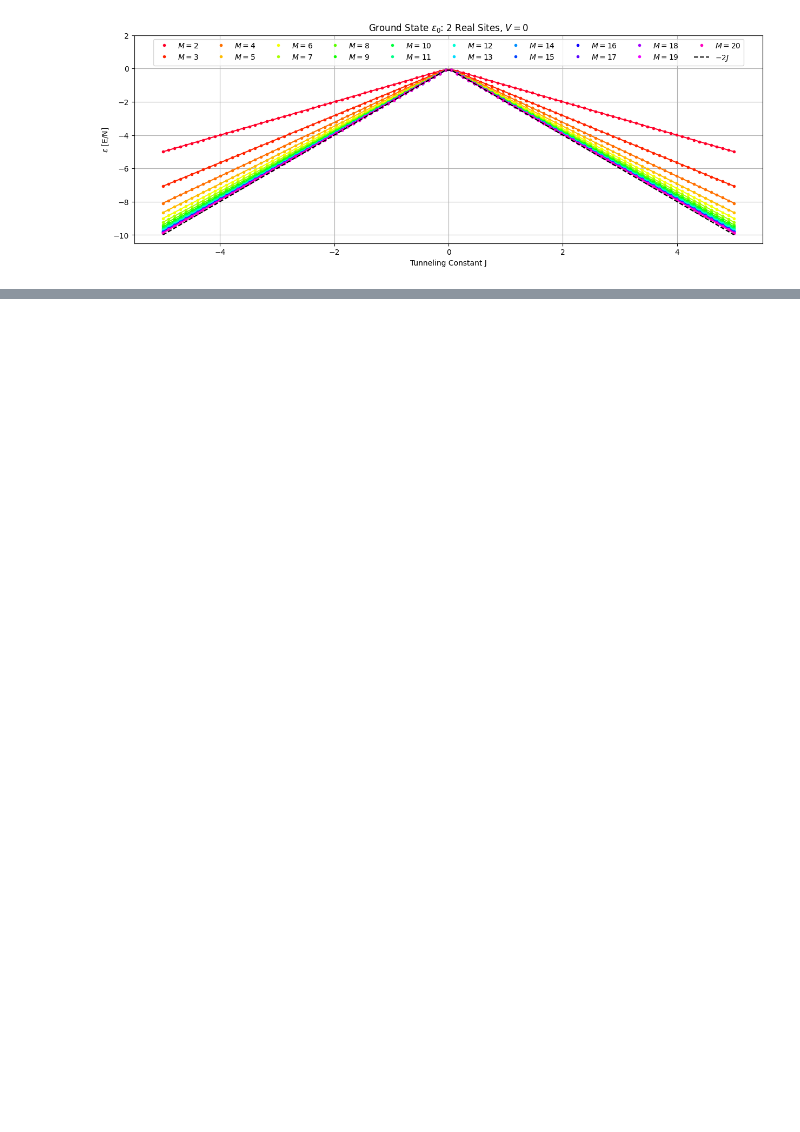
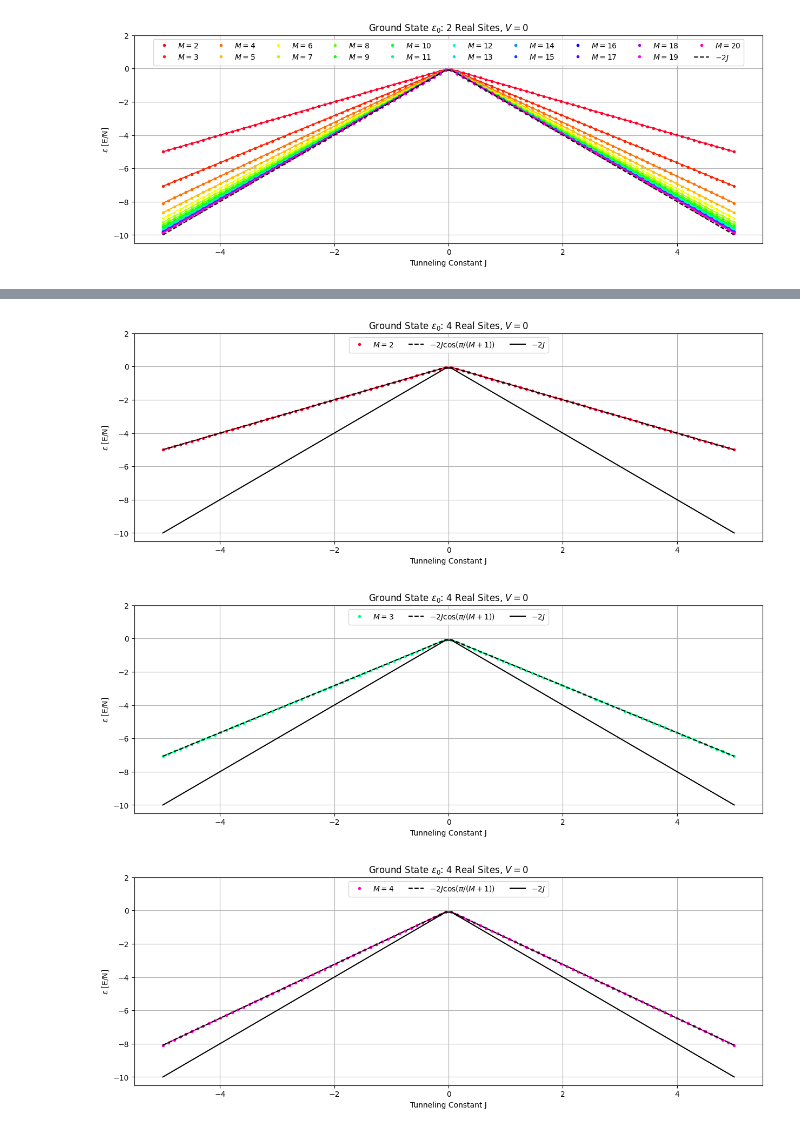
Before and after one commit to jwdesroches/synthetic_dimensions, a Jupyter notebook: model_verification/investigating_zero_V.ipynb, the cells around one changed output, grey strips where cells are left out. Saved outputs shown, nothing was run; the diff lists cells and outputs as text; code cells hidden in the pictures; blank space fills up the shorter version.

```diff
--- a/model_verification/investigating_zero_V.ipynb
+++ b/model_verification/investigating_zero_V.ipynb
@@ -132,0 +131,37 @@ plt.show()
+# %%
+Js = np.linspace(-5,5,100)
+Ns = [4]
+Ms = [2,3,4]
+
+for N in Ns:
+    cmap = get_cmap('gist_rainbow', len(Ms))
+
+    for i, M in enumerate(Ms):
+        fig, ax = plt.subplots(figsize=(15, 5))
+        gs_eps_array = []
+
+        for J in Js:
+            H = construct_hamiltonian(N, M, J, V=0)
+            eigenvalues, eigenvectors = exact_diagonalize(H)
+            eps = [energy/N for energy in eigenvalues]
+            gs_eps_array.append(eps[0])
+
+        color = cmap(i)
+        ax.plot(Js, gs_eps_array, "." , color=color, label=f"$M={M}$")
+        ax.plot(Js, gs_eps_array, "-" , color=color)
+
+        ax.plot(Js, [-abs(2*J*np.cos(np.pi/(M+1))) for J in Js], "--k", label="$-2J\cos(\pi/(M+1))$")
+        ax.plot(Js, [-abs(2*J) for J in Js], "-k", label="$-2J$")
+
+
+        ax.set_title(f"Ground State $\\epsilon_0$: {N} Real Sites, $V=0$")
+        ax.set_xlabel("Tunneling Constant J")
+        ax.set_ylabel("$\\epsilon$ [E/N]")
+        ax.legend(loc="upper center", ncols=(len(Ms)+1), fancybox=True)
+        ax.set_ylim(bottom = None, top = 2)
+        ax.grid()
+plt.show()
+# %% [output]
+[figure, added]
+[figure, added]
+[figure, added]
```
Also changed, not shown: parts of 2 cells of this notebook, 7 other files.
